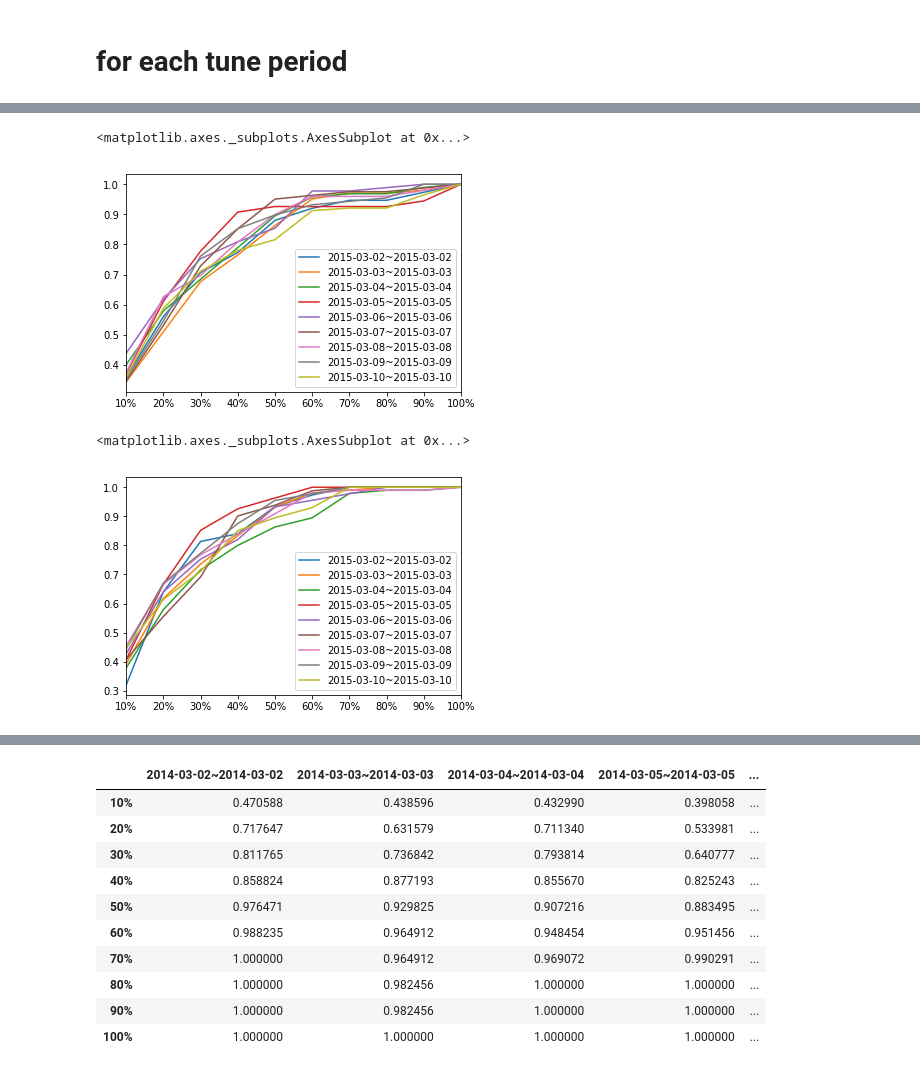
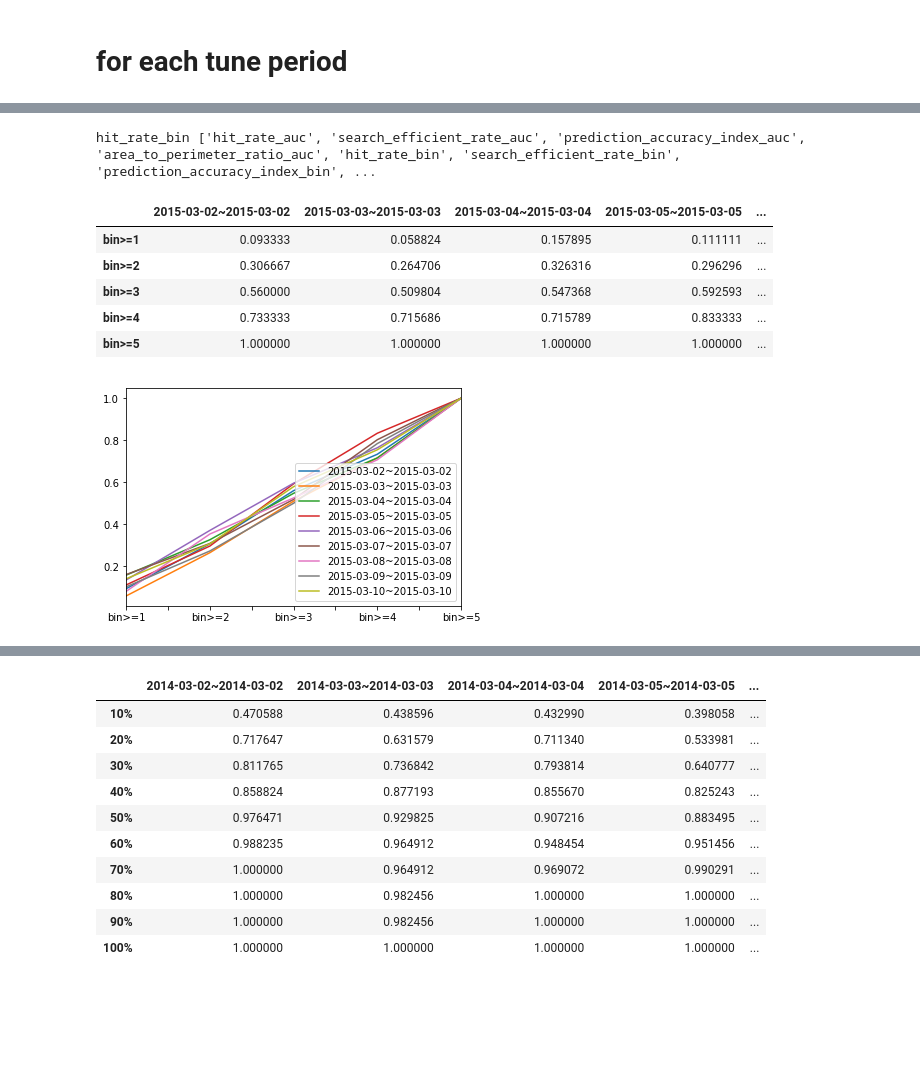
Before and after one commit to JHWu92/public-safety-baltimore, a Jupyter notebook: tm roller.ipynb, the cells around one changed output, grey strips where cells are left out. Saved outputs shown, nothing was run; the diff lists cells and outputs as text; code cells hidden in the pictures; blank space fills up the shorter version.

Commit message:
more metric

```diff
--- a/tm roller.ipynb
+++ b/tm roller.ipynb
@@ -38,6 +38,14 @@ crimes.index[0].strftime('%Y-%m-%d')
 grids = baltimore_grids(grid_size=grid_size)
 # %% [markdown]
 # for each tune period
+# %%
+
+metrics = [
+    eval_metric.hit_rate_auc, eval_metric.search_efficient_rate_auc,
+    eval_metric.prediction_accuracy_index_auc, eval_metric.area_to_perimeter_ratio_auc,
+    eval_metric.hit_rate_bin, eval_metric.search_efficient_rate_bin,
+    eval_metric.prediction_accuracy_index_bin, eval_metric.area_to_perimeter_ratio_bin,
+]
 # %%
 # method.tune(data.loc[tune_sd:tune_ed].coords, cv=10, bw_choice=[10, 100, 200, 300, 400, 500], n_jobs=4)
 # %%
@@ -84,7 +100,8 @@ Bower method: weighted by distance and time, bandwidth=400, time window=60, verb
 # %%
-rtm = RTM(grid_size=grid_size, bw=400, tw=train_tw, verbose=1)
+verbose=0
+rtm = RTM(grid_size=grid_size, bw=400, tw=train_tw, verbose=verbose)
 print(rtm)
-tmroller_rtm = TM_ROLLER(rtm, d911, crimes.Coords, vsd, ved, roll_step=vstep, eval_tw=vtw, verbose=2)
-res_rtm = tmroller_rtm.eval(hit_rate, grids)
+tmroller_rtm = TM_ROLLER(rtm, d911, crimes.Coords, vsd, ved, roll_step=vstep, eval_tw=vtw, verbose=verbose)
+res_rtm = tmroller_rtm.eval(metrics, grids)
 # %% [output]
 RTM with bandwidth=400 meters, grid size=200 meters, time window=60 days
@@ -124,10 +124,15 @@ RTM with bandwidth=400 meters, grid size=200 meters, time window=60 days
-# %%
-df_rtm.plot()
-# %% [output]
-<matplotlib.axes._subplots.AxesSubplot at 0x...>
-[figure, removed]
-# %%
-df_bower.plot()
-# %% [output]
-<matplotlib.axes._subplots.AxesSubplot at 0x...>
-[figure, removed]
+# %%
+keys = list(res_rtm.keys())
+i= 4
+print(keys[i], keys)
+res_rtm[keys[i]].plot()
+res_rtm[keys[i]]
+# %% [output]
+hit_rate_bin ['hit_rate_auc', 'search_efficient_rate_auc', 'prediction_accuracy_index_auc', 'area_to_perimeter_ratio_auc', 'hit_rate_bin', 'search_efficient_rate_bin', 'prediction_accuracy_index_bin', ...
+|  | 2015-03-02~2015-03-02 | 2015-03-03~2015-03-03 | 2015-03-04~2015-03-04 | 2015-03-05~2015-03-05 | ... |
+| bin>=1 | 0.093333 | 0.058824 | 0.157895 | 0.111111 | ... |
+| bin>=2 | 0.306667 | 0.264706 | 0.326316 | 0.296296 | ... |
+| bin>=3 | 0.560000 | 0.509804 | 0.547368 | 0.592593 | ... |
+| bin>=4 | 0.733333 | 0.715686 | 0.715789 | 0.833333 | ... |
+| bin>=5 | 1.000000 | 1.000000 | 1.000000 | 1.000000 | ... |
+[figure, added]
```
Also changed, not shown: parts of 8 cells of this notebook.
